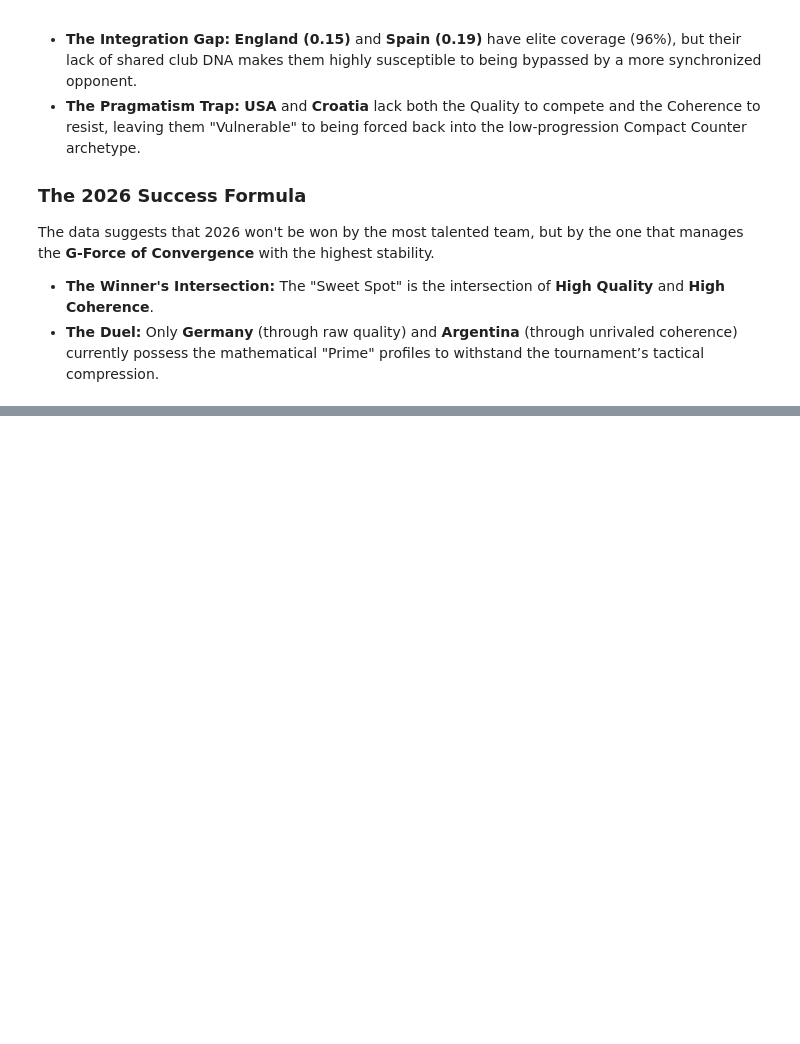
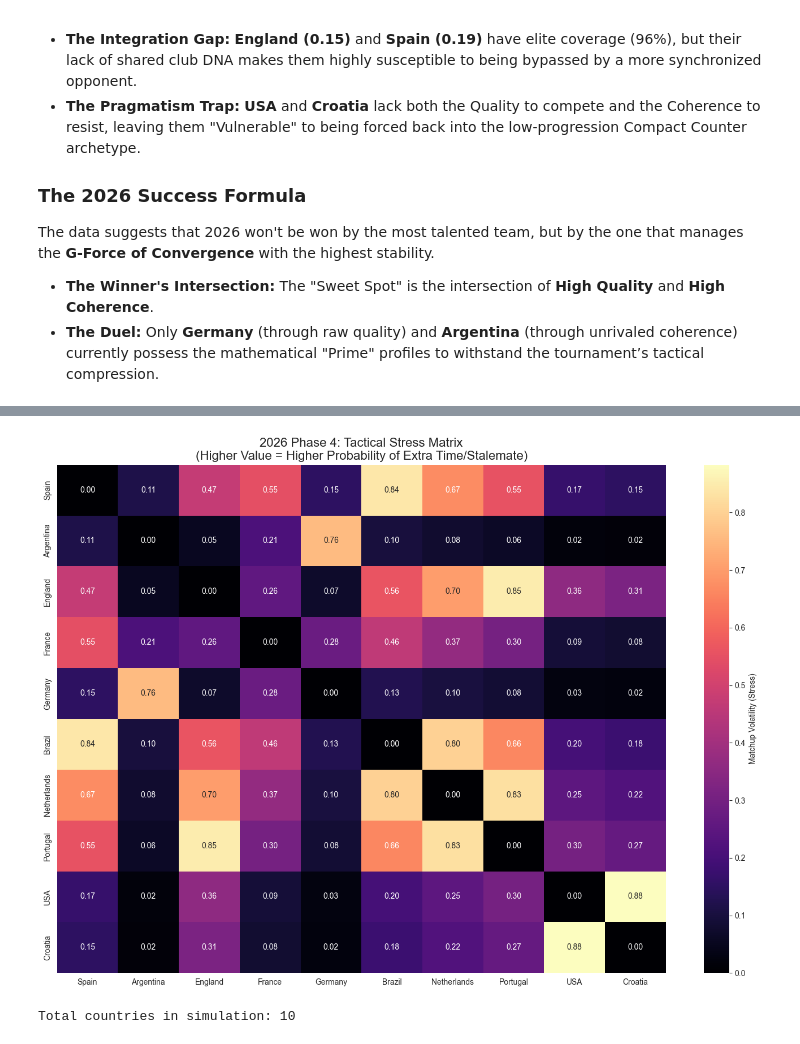
Before and after one commit to soh364/soccer-analytics-capstone-XOh, a Jupyter notebook: eda/EDA_Soomi.ipynb, the cells around one changed output, grey strips where cells are left out. Saved outputs shown, nothing was run; the diff lists cells and outputs as text; code cells hidden in the pictures; blank space fills up the shorter version.

Commit message:
add new countries

```diff
--- a/eda/EDA_Soomi.ipynb
+++ b/eda/EDA_Soomi.ipynb
@@ -650,0 +662,71 @@ The data suggests that 2026 won't be won by the most talented team, but by the o
+# %%
+import pandas as pd
+import seaborn as sns
+import matplotlib.pyplot as plt
+import numpy as np
+
+def generate_stress_matrix(tri_results):
+    """
+    Generates a heatmap showing the 'Stress' level of potential matchups.
+    Stress is defined by how close two teams are in Tactical Power.
+    """
+    nations = list(tri_results.keys())
+
+    # 1. Calculate the 'Power Score' for each nation
+    # This is the operational effectiveness of their tournament press
+    power = {n: tri_results[n]['tri'] * (1 + tri_results[n]['coherence']) for n in nations}
+
+    # 2. Create the Stress Matrix
+    # We use an exponential decay of the difference: Stress = e^(-k * |diff|)
+    # This ensures that as the gap in quality grows, the 'Stress' (tightness) drops rapidly.
+    stress_data = pd.DataFrame(index=nations, columns=nations)
+
+    for n1 in nations:
+        for n2 in nations:
+            if n1 == n2:
+                stress_data.loc[n1, n2] = 0.0 # Ignore self-matchups
+            else:
+                diff = abs(power[n1] - power[n2])
+                # High score (1.0) = identical power = maximum tactical stress
+                stress_val = np.exp(-7 * diff)
+                stress_data.loc[n1, n2] = stress_val
+
+    stress_data = stress_data.astype(float)
+
+    # 3. Visualization
+    plt.figure(figsize=(14, 10))
+    sns.heatmap(
+        stress_data,
+        annot=True,
+        cmap="magma",
+        fmt=".2f",
+        cbar_kws={'label': 'Matchup Volatility (Stress)'}
+    )
+
+    plt.title("2026 Phase 4: Tactical Stress Matrix\n(Higher Value = Higher Probability of Extra Time/Stalemate)", fontsize=16)
+    plt.tight_layout()
+    plt.show()
+
+# --- INPUT DATA ---
+tri_results = {
+    'Spain': {'tri': 0.521, 'coherence': 0.188},
+    'Argentina': {'tri': 0.559, 'coherence': 0.660},
+    'England': {'tri': 0.445, 'coherence': 0.150},
+    'France': {'tri': 0.564, 'coherence': 0.251},
+    'Germany': {'tri': 0.649, 'coherence': 0.369},
+    'Brazil': {'tri': 0.499, 'coherence': 0.191},
+    'Netherlands': {'tri': 0.430, 'coherence': 0.307},
+    'Portugal': {'tri': 0.449, 'coherence': 0.191},
+    'USA': {'tri': 0.318, 'coherence': 0.145},
+    'Croatia': {'tri': 0.306, 'coherence': 0.132}
+}
+
+if __name__ == "__main__":
+    generate_stress_matrix(tri_results)
+# %% [output]
+[figure, added]
+# %%
+print(f"Total countries in simulation: {len(rosters_2026)}")
+# It should now say 18 or 19 depending on how many we added!
+# %% [output]
+Total countries in simulation: 10
```
Also changed, not shown: parts of 5 cells of this notebook, 1 other file.
